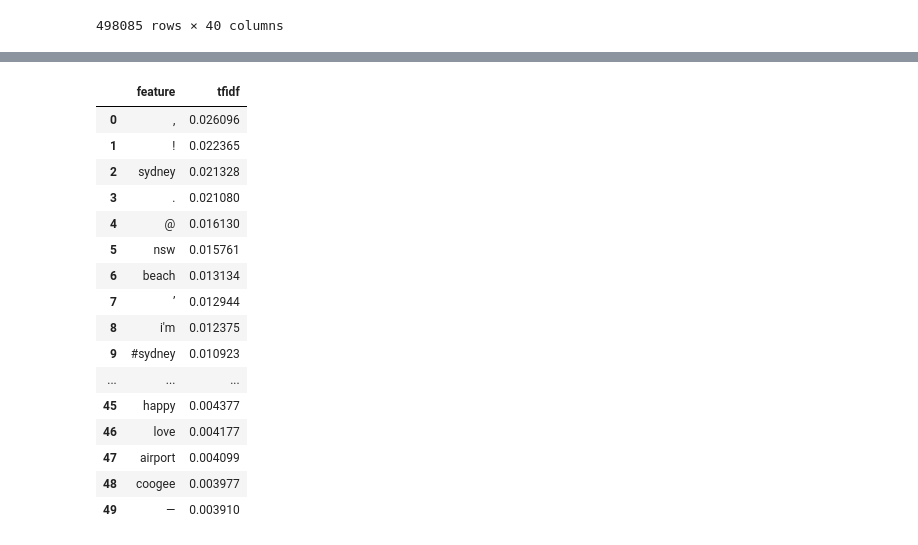
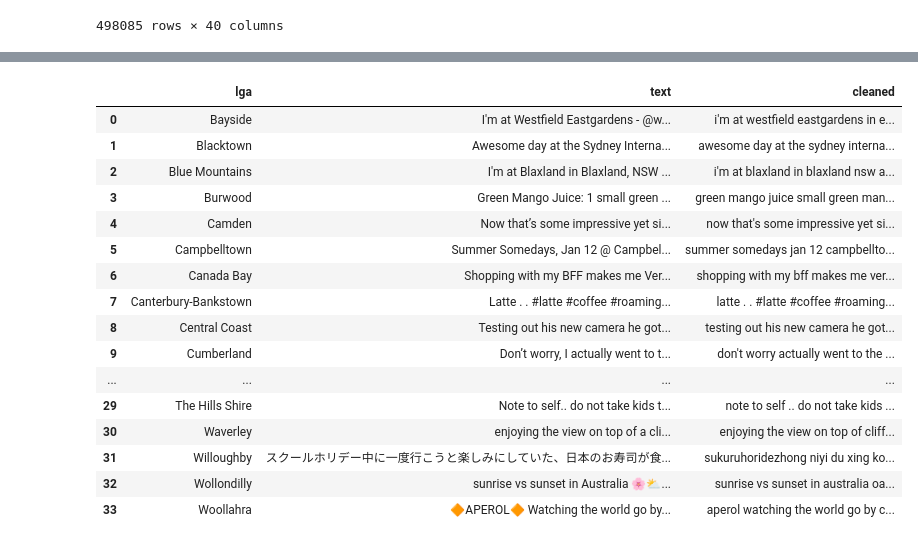
Before and after one commit to desultir/capstone, a Jupyter notebook: notebooks/rn/clean_tweets_by_lga.ipynb, the cells around one changed output, grey strips where cells are left out. Drawn from its saved outputs; the diff is of its cells as text; code cells hidden in the pictures.

```diff
--- a/notebooks/rn/tweet_cleaning.ipynb
+++ b/notebooks/rn/clean_tweets_by_lga.ipynb
@@ -67,0 +54,48 @@ features = np.array(tfidf.get_feature_names())
+# %%
+import string
+import emoji
+from unidecode import unidecode
+from tokenizer import tokenizer
+# Remove handles and urls but not hash tags.
+# Handles might be useful for an is-reply feature but not for analysis of the text
+smc_tokenizer = tokenizer.TweetTokenizer(preserve_handles=False, preserve_hashes=True,
+                                         preserve_case=False, preserve_url=False)
+# %%
+# First, remove all emojis, then decode all unicode, then put emojis at the end
+docs = []
+for doc in by_lga['text']:
+    emojis = ' '.join([c for c in doc if c in emoji.UNICODE_EMOJI])
+    stripped = ''.join([c for c in doc if c not in emoji.UNICODE_EMOJI])
+    decoded = unidecode(stripped)
+    docs.append(' '.join([decoded, emojis]))
+
+docs = [smc_tokenizer.tokenize(doc) for doc in docs]
+cleaned = []
+for doc in docs:
+    clean = [token.rstrip() for token in doc if not(len(token) == 1 and token not in emoji.UNICODE_EMOJI)]
+    cleaned.append(' '.join(clean))
+# %%
+# Add cleaned tokens as an attribute to by_tweeter:
+import pandas as pd
+cs = pd.Series(cleaned)
+by_lga['cleaned'] = cs
+# %%
+by_lga
+# %% [output]
+|  | lga | text | cleaned |
+| 0 | Bayside | I'm at Westfield Eastgardens - @w... | i'm at westfield eastgardens in e... |
+| 1 | Blacktown | Awesome day at the Sydney Interna... | awesome day at the sydney interna... |
+| 2 | Blue Mountains | I'm at Blaxland in Blaxland, NSW ... | i'm at blaxland in blaxland nsw a... |
+| 3 | Burwood | Green Mango Juice: 1 small green ... | green mango juice small green man... |
+| 4 | Camden | Now that’s some impressive yet si... | now that's some impressive yet si... |
+| 5 | Campbelltown | Summer Somedays, Jan 12 @ Campbel... | summer somedays jan 12 campbellto... |
+| 6 | Canada Bay | Shopping with my BFF makes me Ver... | shopping with my bff makes me ver... |
+| 7 | Canterbury-Bankstown | Latte . . #latte #coffee #roaming... | latte . . #latte #coffee #roaming... |
+| 8 | Central Coast | Testing out his new camera he got... | testing out his new camera he got... |
+| 9 | Cumberland | Don’t worry, I actually went to t... | don't worry actually went to the ... |
+| ... | ... | ... | ... |
+| 29 | The Hills Shire | Note to self.. do not take kids t... | note to self .. do not take kids ... |
+| 30 | Waverley | enjoying the view on top of a cli... | enjoying the view on top of cliff... |
+| 31 | Willoughby | スクールホリデー中に一度行こうと楽しみにしていた、日本のお寿司が食... | sukuruhoridezhong niyi du xing ko... |
+| 32 | Wollondilly | sunrise vs sunset in Australia 🌸⛅... | sunrise vs sunset in australia oa... |
+| 33 | Woollahra | 🔶APEROL🔶 Watching the world go by... | aperol watching the world go by c... |
@@ -83,23 +119,3 @@ def top_mean_feats(tfs, features, grp_ids=None, min_tfidf=0.1, top_n=25):
     D[D < min_tfidf] = 0
     tfidf_means = np.mean(D, axis=0)
     return top_tfidf_feats(tfidf_means, features, top_n)
-# %%
-top_mean_feats(tfs,features, top_n=50)
-# %% [output]
-|  | feature | tfidf |
-| 0 | , | 0.026096 |
-| 1 | ! | 0.022365 |
-| 2 | sydney | 0.021328 |
-| 3 | . | 0.021080 |
-| 4 | @ | 0.016130 |
-| 5 | nsw | 0.015761 |
-| 6 | beach | 0.013134 |
-| 7 | ’ | 0.012944 |
-| 8 | i'm | 0.012375 |
-| 9 | #sydney | 0.010923 |
-| ... | ... | ... |
-| 45 | happy | 0.004377 |
-| 46 | love | 0.004177 |
-| 47 | airport | 0.004099 |
-| 48 | coogee | 0.003977 |
-| 49 | — | 0.003910 |
```
Also changed, not shown: parts of 4 cells of this notebook, 4 other files.
